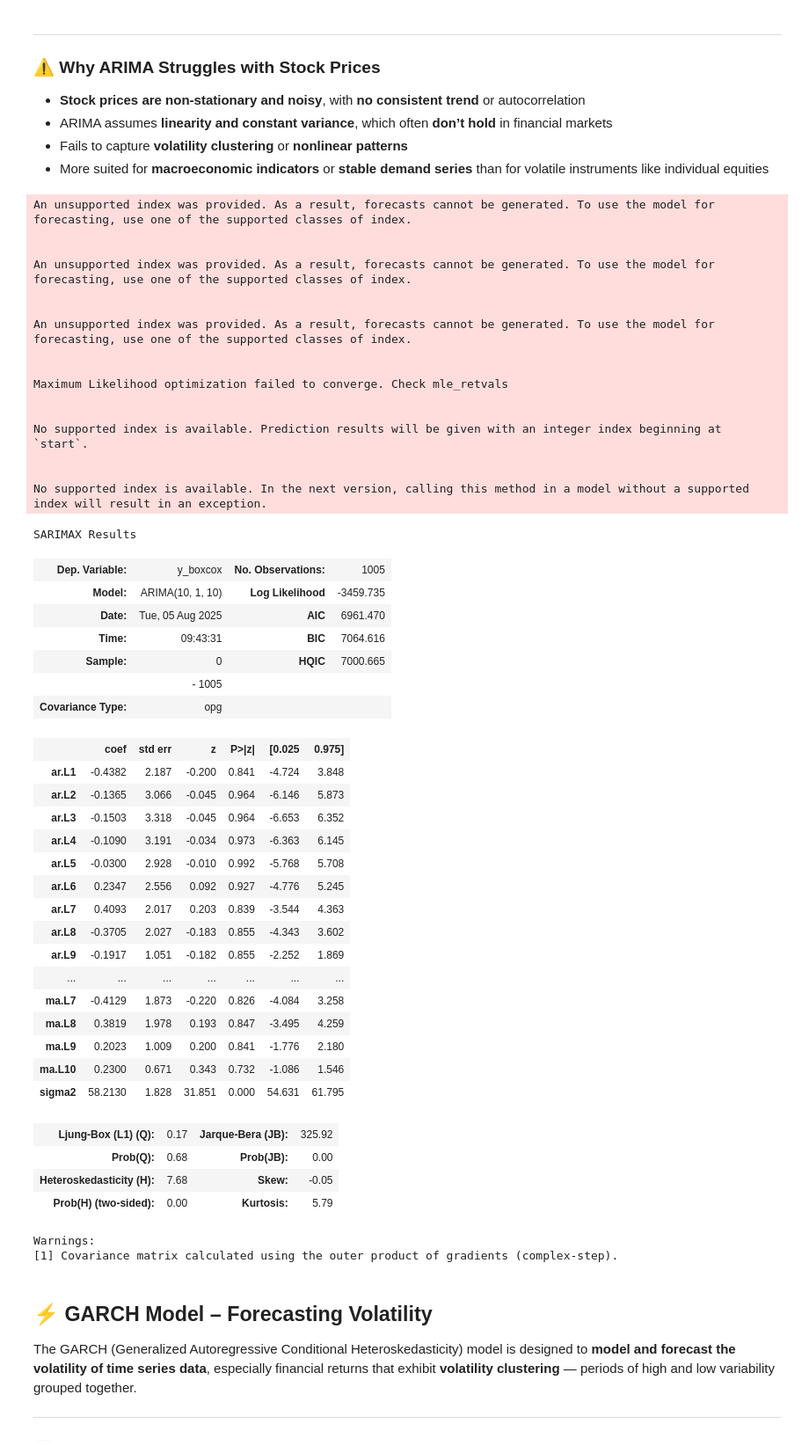
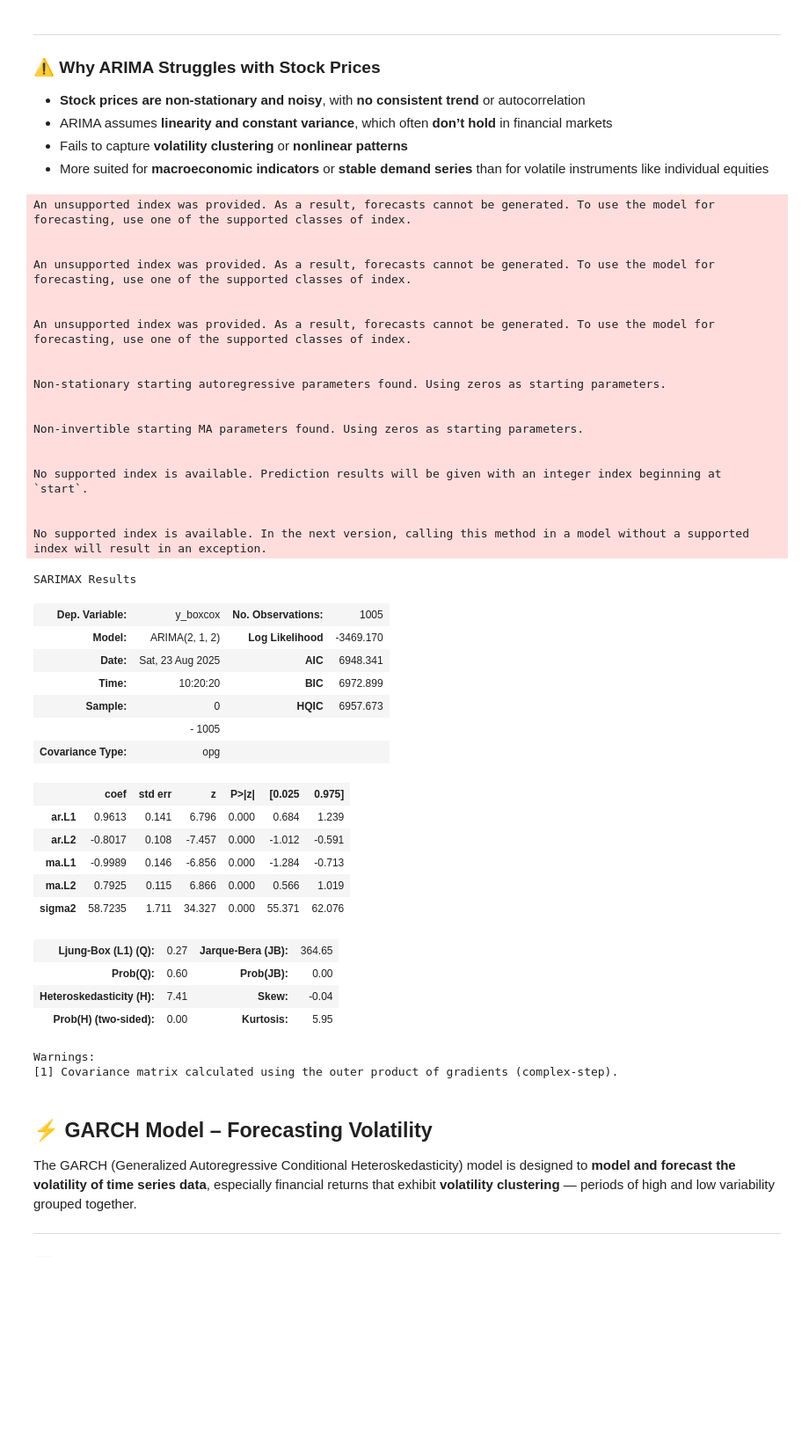
Before and after one commit to yemuyang99/time-series-forecasting, a Jupyter notebook: ts_github_version.ipynb, the cells around one changed output. Shown at 88% size. Saved outputs shown, nothing was run; the diff lists cells and outputs as text; code cells hidden in the pictures; blank space fills up the shorter version.

```diff
--- a/ts_github_version.ipynb
+++ b/ts_github_version.ipynb
@@ -147,5 +174,13 @@ df['date'] = pd.to_datetime(df['ds'])
 df['month_num'] = df['date'].dt.month
 
 # Split train and test
-train = df.iloc[:-int(len(data) * 0.2)]
-test = df.iloc[-int(len(data) * 0.2):]
+test_size = int(len(df) * 0.20)
+train = df.iloc[:-test_size].copy()
+test = df.iloc[-test_size:].copy()
+
+y_train = train['y'].to_numpy()
+y_test  = test['y'].to_numpy()
+H = len(y_test)
+
+
+SP = 252 # seasonal period
@@ -179,10 +227,15 @@ model_holt = Holt(train['y'], damped_trend=True).fit(optimized=True)
 forecasts_holt = model_holt.forecast(len(test))
 
 # ---------- Holt Winters model ------------
+#    Use multiplicative seasonality only if strictly positive data
+seasonal_kind = 'mul' if (train['y'] > 0).all() else 'add'
 model_holt_winters = ExponentialSmoothing(train['y'], trend='mul',
-                                          seasonal='mul', seasonal_periods=365)\
+                                          seasonal=seasonal_kind, seasonal_periods=SP)\
                                           .fit(optimized=True)
-forecasts_holt_winters = model_holt_winters.forecast(len(test))
+forecasts_holt_winters = model_holt_winters.forecast(test_size)
+
+fcst_ets = model_holt_winters.forecast(test_size).to_numpy()
+
 
 # Plot the forecasts
 plot_func(forecasts_simple, forecasts_holt, forecasts_holt_winters,  "Holt-Winters Exponential Smoothing")
@@ -305,9 +411,6 @@ adf_test = sm.tsa.stattools.adfuller(df['y_stationary'])
 print(f'ADF Statistic: {adf_test[0]}')
 print(f'p-value: {adf_test[1]}')
 
-# Split train and test
-train = df.iloc[:-int(len(data) * 0.2)]
-test = df.iloc[-int(len(data) * 0.2):]
 
 # find order of selection
 plot_acf(train['y_stationary'])
@@ -414,60 +515,54 @@ In this implementation, we use the `ARIMA()` class from `statsmodels`, which aut
 # %%
 # ARIMA Model
 
 
 # Build ARIMA model and inverse the boxcox
-arima_model = ARIMA(train['y_boxcox'], order=(10, 1, 10)).fit()       # this class carries out differencing for us, so we only need to pass the Box-Cox transformed time series
-boxcox_forecasts = arima_model.forecast(len(test))
-forecasts_arima = inv_boxcox(boxcox_forecasts, lam)
+arima_model = ARIMA(train['y_boxcox'], order=(2, 1, 2)).fit()       # this class carries out differencing for us, so we only need to pass the Box-Cox transformed time series
+boxcox_forecasts = arima_model.forecast(test_size)
+fcst_arima = inv_boxcox(boxcox_forecasts, lam)
 
 
-plot_forecasts(forecasts_arima, 'ARIMA Model')
+
+plot_forecasts(fcst_arima, 'ARIMA Model')
 arima_model.summary()
 # %% [output]
 An unsupported index was provided. As a result, forecasts cannot be generated. To use the model for forecasting, use one of the supported classes of index.
 
 
 An unsupported index was provided. As a result, forecasts cannot be generated. To use the model for forecasting, use one of the supported classes of index.
 
 
 An unsupported index was provided. As a result, forecasts cannot be generated. To use the model for forecasting, use one of the supported classes of index.
 
 
-Maximum Likelihood optimization failed to converge. Check mle_retvals
+Non-stationary starting autoregressive parameters found. Using zeros as starting parameters.
+
+
+Non-invertible starting MA parameters found. Using zeros as starting parameters.
 
 
 No supported index is available. Prediction results will be given with an integer index beginning at `start`.
 
 
 No supported index is available. In the next version, calling this method in a model without a supported index will result in an exception.
 SARIMAX Results
 | Dep. Variable: | y_boxcox | No. Observations: | 1005 |
-| Model: | ARIMA(10, 1, 10) | Log Likelihood | -3459.735 |
-| Date: | Tue, 05 Aug 2025 | AIC | 6961.470 |
-| Time: | 09:43:31 | BIC | 7064.616 |
-| Sample: | 0 | HQIC | 7000.665 |
+| Model: | ARIMA(2, 1, 2) | Log Likelihood | -3469.170 |
+| Date: | Sat, 23 Aug 2025 | AIC | 6948.341 |
+| Time: | 10:20:20 | BIC | 6972.899 |
+| Sample: | 0 | HQIC | 6957.673 |
 |  | - 1005 |  |  |
 | Covariance Type: | opg |  |  |
 |  | coef | std err | z | P>|z| | [0.025 | 0.975] |
-| ar.L1 | -0.4382 | 2.187 | -0.200 | 0.841 | -4.724 | 3.848 |
-| ar.L2 | -0.1365 | 3.066 | -0.045 | 0.964 | -6.146 | 5.873 |
-| ar.L3 | -0.1503 | 3.318 | -0.045 | 0.964 | -6.653 | 6.352 |
-| ar.L4 | -0.1090 | 3.191 | -0.034 | 0.973 | -6.363 | 6.145 |
-| ar.L5 | -0.0300 | 2.928 | -0.010 | 0.992 | -5.768 | 5.708 |
-| ar.L6 | 0.2347 | 2.556 | 0.092 | 0.927 | -4.776 | 5.245 |
-| ar.L7 | 0.4093 | 2.017 | 0.203 | 0.839 | -3.544 | 4.363 |
-| ar.L8 | -0.3705 | 2.027 | -0.183 | 0.855 | -4.343 | 3.602 |
-| ar.L9 | -0.1917 | 1.051 | -0.182 | 0.855 | -2.252 | 1.869 |
-| ... | ... | ... | ... | ... | ... | ... |
-| ma.L7 | -0.4129 | 1.873 | -0.220 | 0.826 | -4.084 | 3.258 |
-| ma.L8 | 0.3819 | 1.978 | 0.193 | 0.847 | -3.495 | 4.259 |
-| ma.L9 | 0.2023 | 1.009 | 0.200 | 0.841 | -1.776 | 2.180 |
-| ma.L10 | 0.2300 | 0.671 | 0.343 | 0.732 | -1.086 | 1.546 |
-| sigma2 | 58.2130 | 1.828 | 31.851 | 0.000 | 54.631 | 61.795 |
+| ar.L1 | 0.9613 | 0.141 | 6.796 | 0.000 | 0.684 | 1.239 |
+| ar.L2 | -0.8017 | 0.108 | -7.457 | 0.000 | -1.012 | -0.591 |
+| ma.L1 | -0.9989 | 0.146 | -6.856 | 0.000 | -1.284 | -0.713 |
+| ma.L2 | 0.7925 | 0.115 | 6.866 | 0.000 | 0.566 | 1.019 |
+| sigma2 | 58.7235 | 1.711 | 34.327 | 0.000 | 55.371 | 62.076 |
-| Ljung-Box (L1) (Q): | 0.17 | Jarque-Bera (JB): | 325.92 |
-| Prob(Q): | 0.68 | Prob(JB): | 0.00 |
-| Heteroskedasticity (H): | 7.68 | Skew: | -0.05 |
-| Prob(H) (two-sided): | 0.00 | Kurtosis: | 5.79 |
+| Ljung-Box (L1) (Q): | 0.27 | Jarque-Bera (JB): | 364.65 |
+| Prob(Q): | 0.60 | Prob(JB): | 0.00 |
+| Heteroskedasticity (H): | 7.41 | Skew: | -0.04 |
+| Prob(H) (two-sided): | 0.00 | Kurtosis: | 5.95 |
 Warnings:
 [1] Covariance matrix calculated using the outer product of gradients (complex-step).
 # %% [markdown]
```
Also changed, not shown: parts of 16 cells of this notebook.
